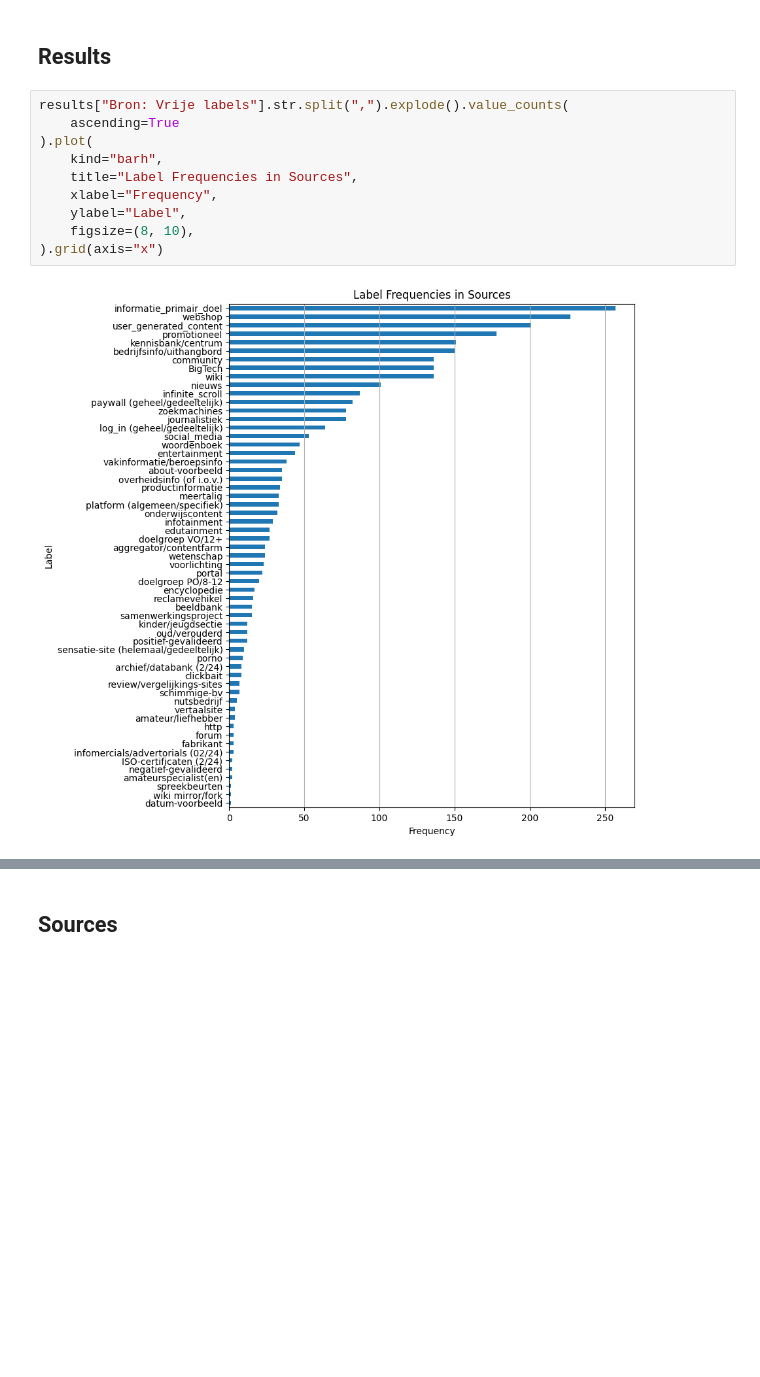
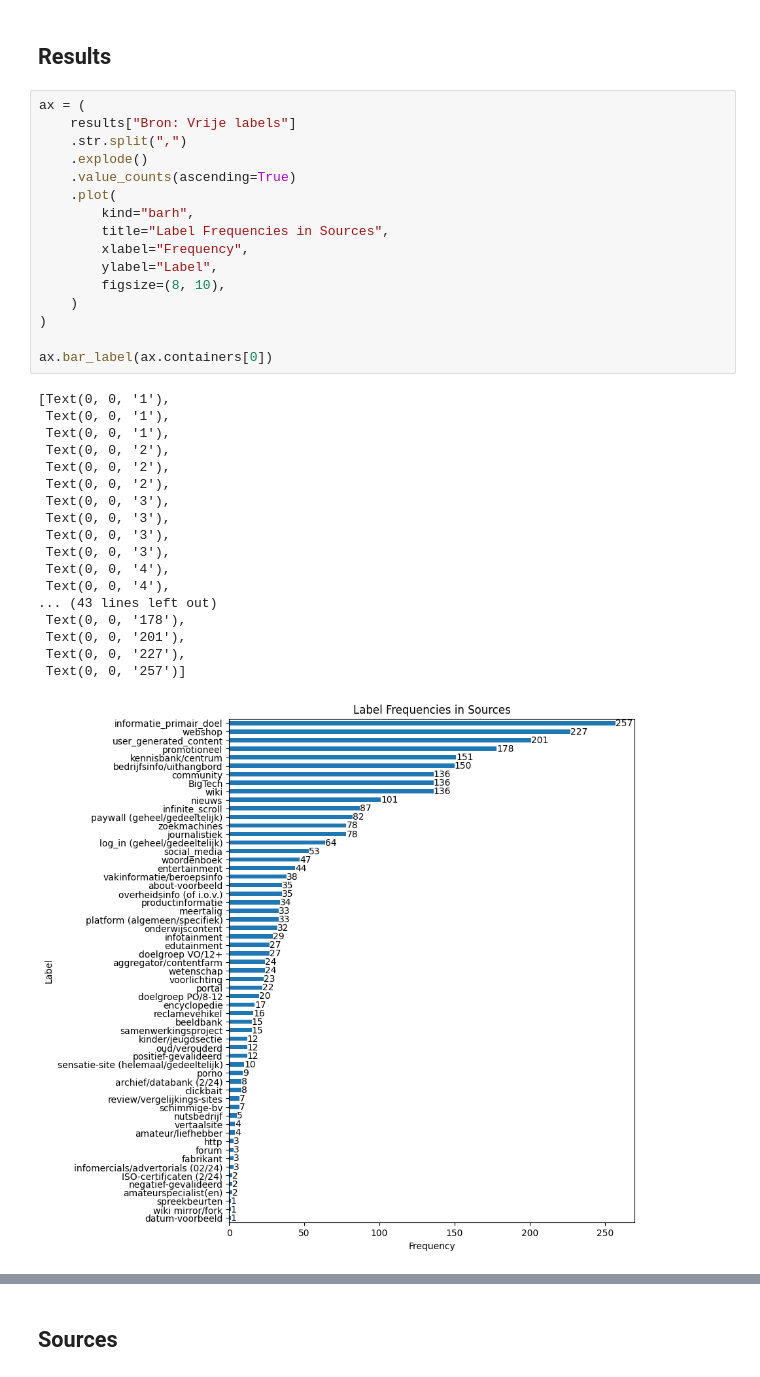
Before and after one commit to SlimZoeken/100queries, a Jupyter notebook: notebooks/analysis.ipynb, the cells around one changed output, grey strips where cells are left out. Cells and saved outputs as stored; diff of their text form; blank space fills up the shorter version.

```diff
--- a/notebooks/analysis.ipynb
+++ b/notebooks/analysis.ipynb
@@ -155,17 +155,40 @@ results.loc[results["Query"].str.startswith(query)].sort_values(by="Ranking")
 # %% [markdown]
 ## Results
 # %%
-results["Bron: Vrije labels"].str.split(",").explode().value_counts(
-    ascending=True
-).plot(
-    kind="barh",
-    title="Label Frequencies in Sources",
-    xlabel="Frequency",
-    ylabel="Label",
-    figsize=(8, 10),
-).grid(axis="x")
+ax = (
+    results["Bron: Vrije labels"]
+    .str.split(",")
+    .explode()
+    .value_counts(ascending=True)
+    .plot(
+        kind="barh",
+        title="Label Frequencies in Sources",
+        xlabel="Frequency",
+        ylabel="Label",
+        figsize=(8, 10),
+    )
+)
+
+ax.bar_label(ax.containers[0])
 # %% [output]
+[Text(0, 0, '1'),
+ Text(0, 0, '1'),
+ Text(0, 0, '1'),
+ Text(0, 0, '2'),
+ Text(0, 0, '2'),
+ Text(0, 0, '2'),
+ Text(0, 0, '3'),
+ Text(0, 0, '3'),
+ Text(0, 0, '3'),
+ Text(0, 0, '3'),
+ Text(0, 0, '4'),
+ Text(0, 0, '4'),
+... (43 lines left out)
+ Text(0, 0, '178'),
+ Text(0, 0, '201'),
+ Text(0, 0, '227'),
+ Text(0, 0, '257')]
-[figure, old version]
+[figure, new version]
 # %%
 n = 100
 
```
Also changed, not shown: parts of 5 cells of this notebook.
